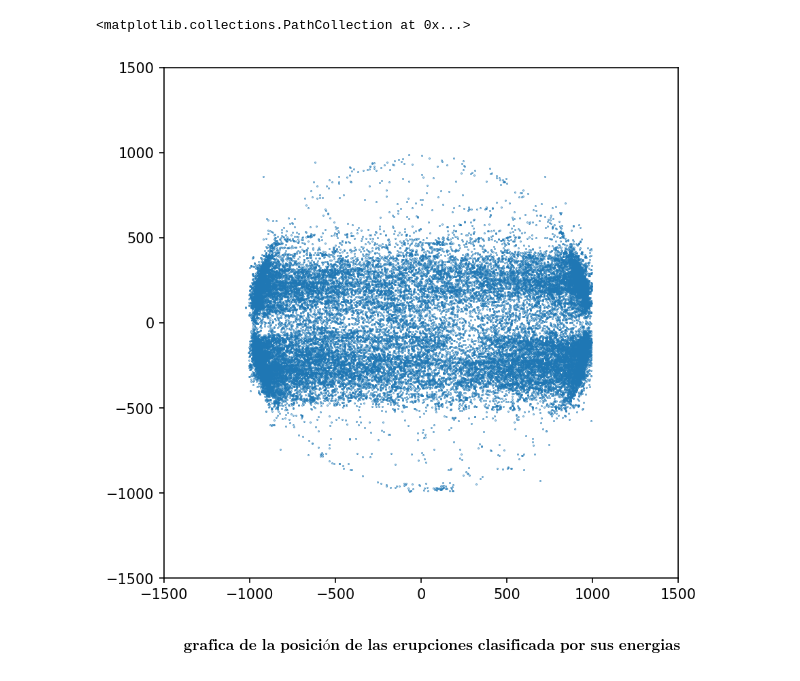
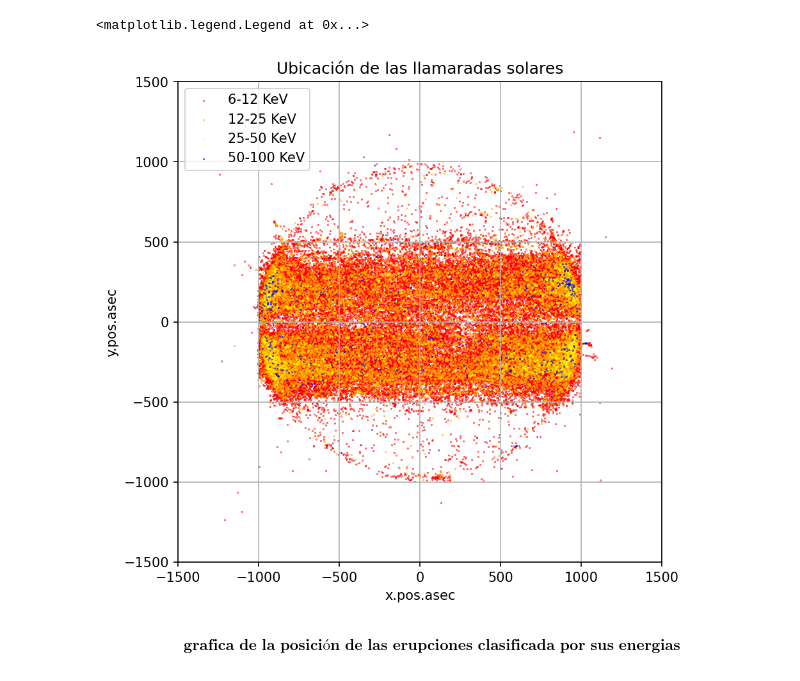
Before and after one commit to Exploratory-Data-Analiysis/Exam_1, a Jupyter notebook: ParcialFC.ipynb, the cells around one changed output. Drawn from its saved outputs; the diff is of its cells as text; code cells hidden in the pictures.

```diff
--- a/ParcialFC.ipynb
+++ b/ParcialFC.ipynb
@@ -29,6 +29,13 @@ df['EnergiaMin']=Emin
 df['EnergiaMax']=Emax
 df['EnergiaProm']=Eprom
 '''
+Tomamos todas las banderas flags y las unimos en una sola columna llamada Flags
+'''
+df=df.fillna(value="")
+df["Flags"]=df["flag.1"]+" "+df["flag.2"]+" "+df["flag.3"]+" "+df["flag.4"]\
++" "+df["flag.5"]
+for i in range (1,6): del df["flag."+str(i)]
+'''
 Hago un calculo de las freciencias de la energia Promedio, Aunque por ahora
 no es muy pertinente para el analisis, tal vez si pueda hacerse algo después.
 plank=4.135667696*pow(10,-15)
@@ -41,19 +48,12 @@ for i in df['EnergiaProm']:
 df['Frec']=Frec
 df['Long']=long
 '''
-#saca las flags en distintos dataframes
-df1=pd.DataFrame(df.value_counts('flag.1'),columns=['Bandera1']).reset_index()
-df2=pd.DataFrame(df.value_counts('flag.2'),columns=['Bandera2']).reset_index()
-df3=pd.DataFrame(df.value_counts('flag.3'),columns=['Bandera3']).reset_index()
-df4=pd.DataFrame(df.value_counts('flag.4'),columns=['Bandera4']).reset_index()
-df5=pd.DataFrame(df.value_counts('flag.5'),columns=['Bandera5']).reset_index()
-#calculo de las longitudes de onda
-
-#Filtro para datos de calidad Q1 (la mayor posible de la base de datos con respecto a la flag Qn)
-Q13=df['flag.3']=="Q1"
-Q14=df['flag.4']=="Q1"
-Q15=df['flag.5']=="Q1"
-dfQ13=df[Q13]
-dfQ1=pd.concat([df[Q13],df[Q14],df[Q15]]).sort_values('Datetime')
+'''funcion filtro recibe un dataframe una columna del mismo (un string),
+y una condición, retorna un dataframe filtrado por el condicional
+'''
+def Filtro(df,col,cond):
+    a=df[col] == cond
+    dfa=df[a]
+    return dfa
 # %%
 #graficas y analisis de datos
@@ -95,8 +89,21 @@ dfsffull
 # %%
-plt.figure(figsize=(6.5,6.5), dpi = 150)
+'''
+scatter de las posiciones x.pos.asec y y.pos.asec
+de cada rango de energias mayores al rango 3-6 kev
+probablamente mejor con un cmap
+'''
+plt.figure(figsize=(6.5,6.5), dpi = 150, edgecolor='black')
 plt.xlim(-1500,1500)
 plt.ylim(-1500,1500)
-plt.scatter(dfQ1['x.pos.asec'], dfQ1['y.pos.asec'],s=0.1)
+plt.grid()
+plt.title('Ubicación de las llamaradas solares')
+plt.ylabel('y.pos.asec')
+plt.xlabel('x.pos.asec')
+plt.scatter(energy1['x.pos.asec'], energy1['y.pos.asec'],s=0.1, color='red', label='6-12 KeV')
+plt.scatter(energy2['x.pos.asec'], energy2['y.pos.asec'],s=0.1, color='orange',label='12-25 KeV')
+plt.scatter(energy3['x.pos.asec'], energy3['y.pos.asec'],s=0.1, color='yellow',label='25-50 KeV')
+plt.scatter(energy4['x.pos.asec'], energy4['y.pos.asec'],s=0.1, color='blue', label='50-100 KeV')
+plt.legend()
 # %% [output]
-<matplotlib.collections.PathCollection at 0x...>
+<matplotlib.legend.Legend at 0x...>
-[figure, old version]
+[figure, new version]
```
Also changed, not shown: parts of 5 cells of this notebook.
